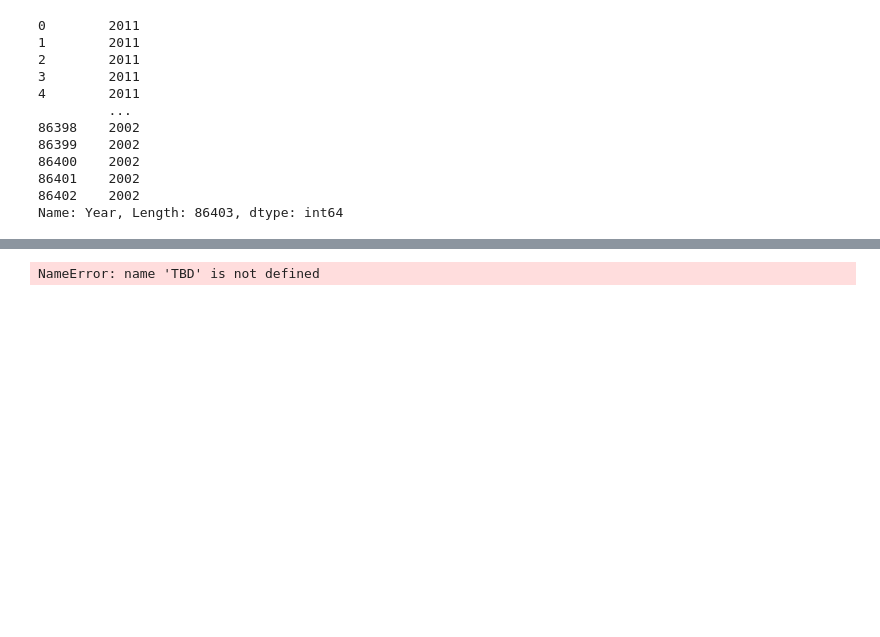
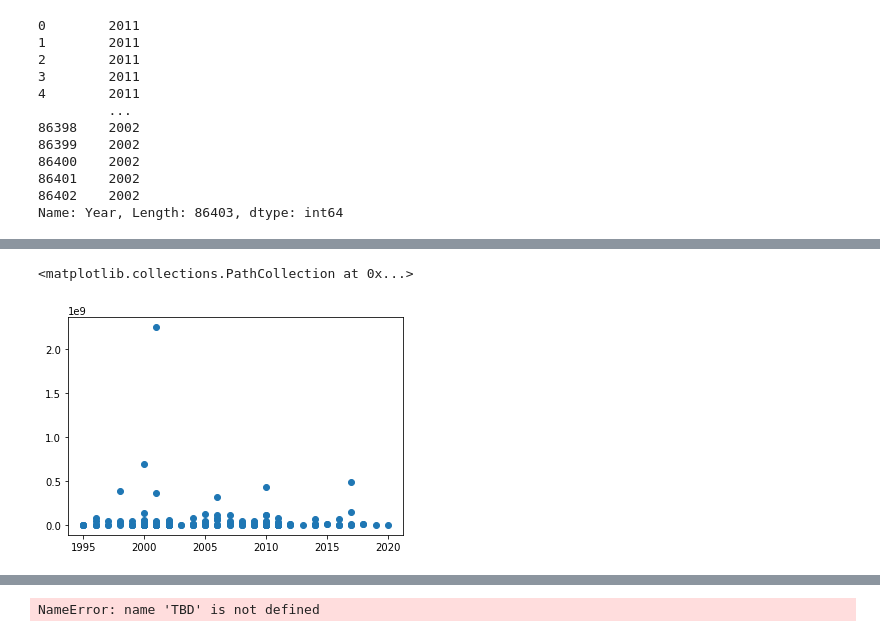
Before and after one commit to NSS-Data-Analytics-Cohort-7/gdp-and-internet-usage-HannahSolima, a Jupyter notebook: Notebook/UN Database Project.ipynb, the cells around one changed output, grey strips where cells are left out. Saved outputs shown, nothing was run; the diff lists cells and outputs as text; code cells hidden in the pictures; blank space fills up the shorter version.

```diff
--- a/Notebook/UN Database Project.ipynb
+++ b/Notebook/UN Database Project.ipynb
@@ -904,0 +877,3 @@ g.add_legend()
+# %%
+illiterate = pd.DataFrame(lit_df[lit_df['Literacy'].isin(['Illiterate'])])
+print(illiterate)
@@ -904,0 +913,5 @@ g.add_legend()
+# %%
+plt.scatter(illiterate['Year'], illiterate['Number of People'])
+# %% [output]
+<matplotlib.collections.PathCollection at 0x...>
+[figure, added]
```
Also changed, not shown: parts of 45 cells of this notebook.
